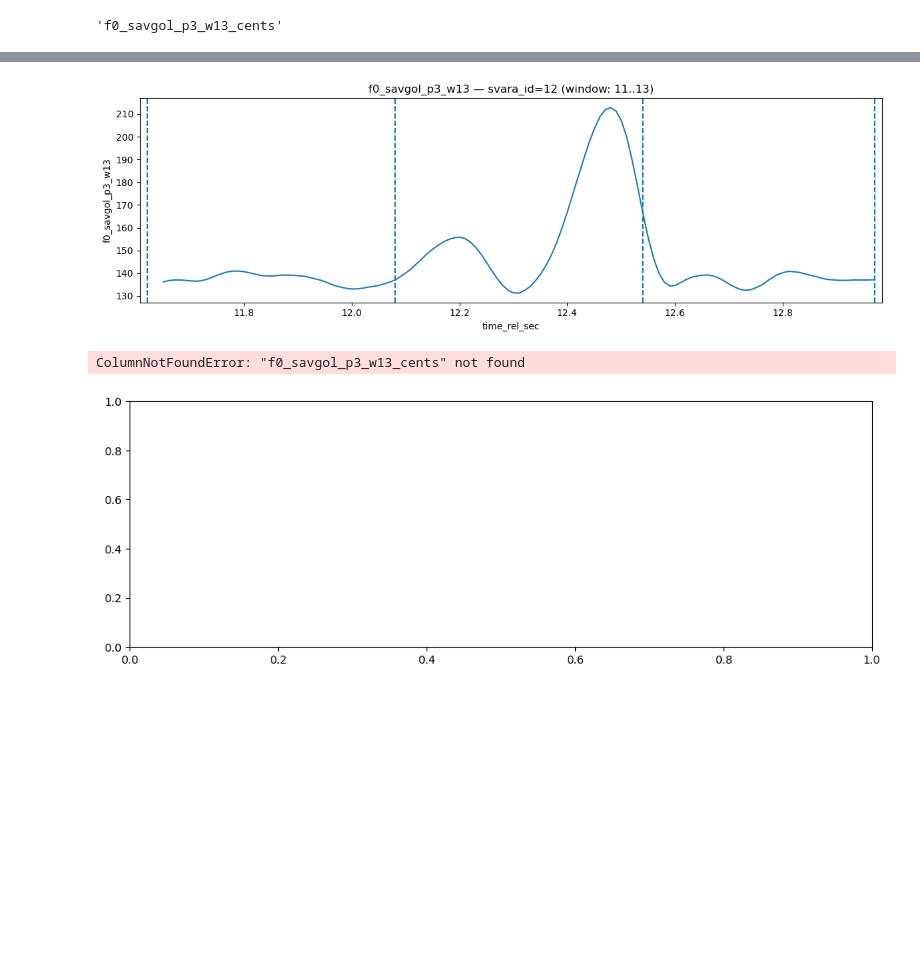
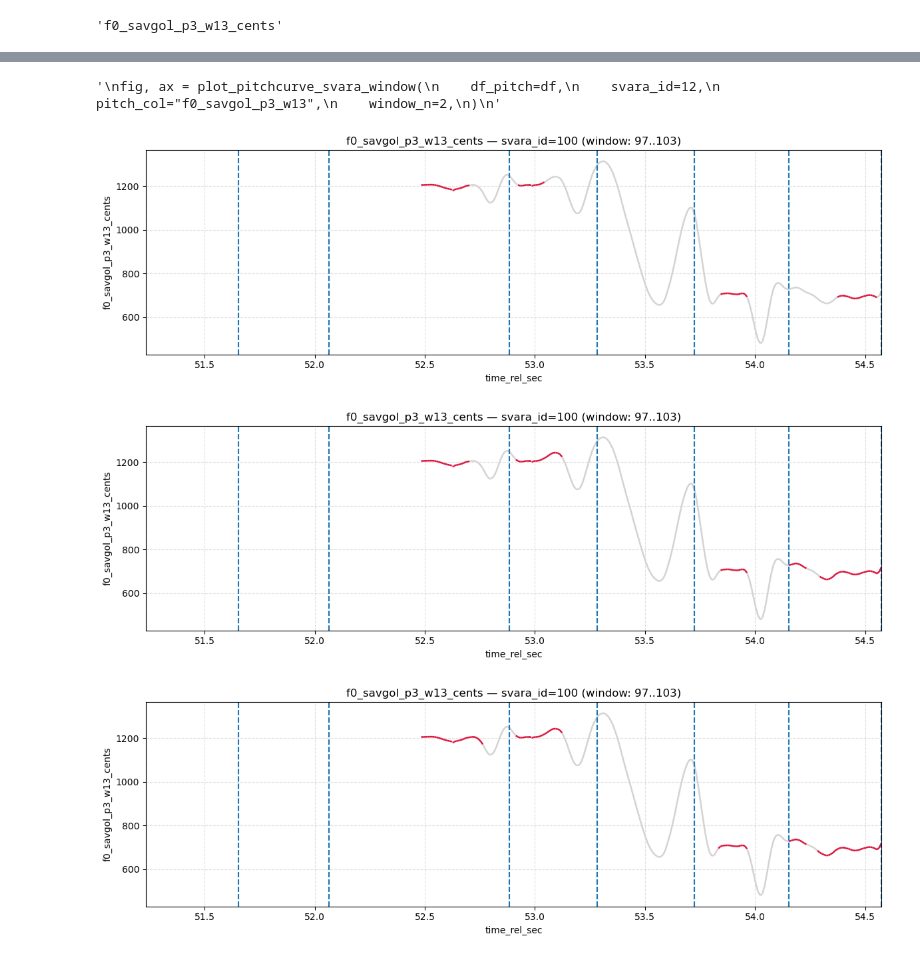
Before and after one commit to llsol/CSISD, a Jupyter notebook: notebooks/00_exploration/flatness.ipynb, the cells around one changed output, grey strips where cells are left out. Cells and saved outputs as stored; diff of their text form; code cells hidden in the pictures; blank space fills up the shorter version.

```diff
--- a/notebooks/00_exploration/flatness.ipynb
+++ b/notebooks/00_exploration/flatness.ipynb
@@ -101,26 +168,68 @@ fig, ax = plot_pitch_with_flat_regions(
 from src.utils.plot import plot_pitchcurve_svara_window
 from src.io.pitch_io import load_preprocessed_pitch
 
-df_pitch = load_preprocessed_pitch(recording_id, convert_to_cents=False)
 
+
+'''
 fig, ax = plot_pitchcurve_svara_window(
-    df_pitch,
+    df_pitch=df,
     svara_id=12,
     pitch_col="f0_savgol_p3_w13",
     window_n=2,
 )
+'''
 # %% [output]
-[figure, removed]
+'\nfig, ax = plot_pitchcurve_svara_window(\n    df_pitch=df,\n    svara_id=12,\n    pitch_col="f0_savgol_p3_w13",\n    window_n=2,\n)\n'
 # %%
 from src.utils.plot import plot_svara_window_with_flat_regions
 
-fig, ax = plot_svara_window_with_flat_regions(
-    df,
-    svara_id=12,
-    pitch_col="f0_savgol_p3_w13_cents",
-    stable_col="flat_region",
-    window_n=2,   # 2 veïns
-)
+t_min = float(df.select(pl.col(S.TIME_COL).min()).item())
+t0 = t_min + 10.0
+t1 = t0 + 10.0
+
+TOLERANCE_CENTS = 10
+D1_THRESHOLD_LIST = [500, 750, 1000]
+TONIC = S.SARASUDA_TONICS[S.CURRENT_PIECE]
+SVARA_ID=100
+
+for D1_THRESHOLD in D1_THRESHOLD_LIST:
+
+    df = load_preprocessed_pitch(
+        recording_id=recording_id,
+        root_dir=S.DATA_INTERIM,
+        tonic_hz=TONIC,
+        convert_to_cents=True,
+    )
+    df_svaras = load_annotations(
+        file_path=ann_path,
+        annotation_type="svara",
+
+    )
+
+    df = attach_svara_annotations_to_pitch(df, df_svaras)
+
+    df = extract_flat_regions(
+        df,
+        time_col=S.TIME_COL,
+        pitch_col=pitch_col,
+        pitch_unit="cents",
+        candidate_col=S.CANDIDATE_COL,   # si no existeix, es crearà dins la funció
+        out_col=S.STABLE_COL,
+        min_duration_sec=S.MIN_STABLE_DURATION_SEC,
+        cent_tolerance=TOLERANCE_CENTS,
+        d1_threshold=D1_THRESHOLD,
+        abs_deriv1_col=getattr(S, "ABS_DERIV1_COL", None),  # opcional per debug
+        verbose=False,
+    )
+
+    fig, ax = plot_svara_window_with_flat_regions(
+        df,
+        svara_id=SVARA_ID,
+        pitch_col="f0_savgol_p3_w13_cents",
+        stable_col="flat_region",
+        window_n=6,   # 2 veïns
+    )
 # %% [output]
-ColumnNotFoundError: "f0_savgol_p3_w13_cents" not found
-[figure, old version]
+[figure, new version]
+[figure, added]
+[figure, added]
```
Also changed, not shown: parts of 3 cells of this notebook, 2 other files.
